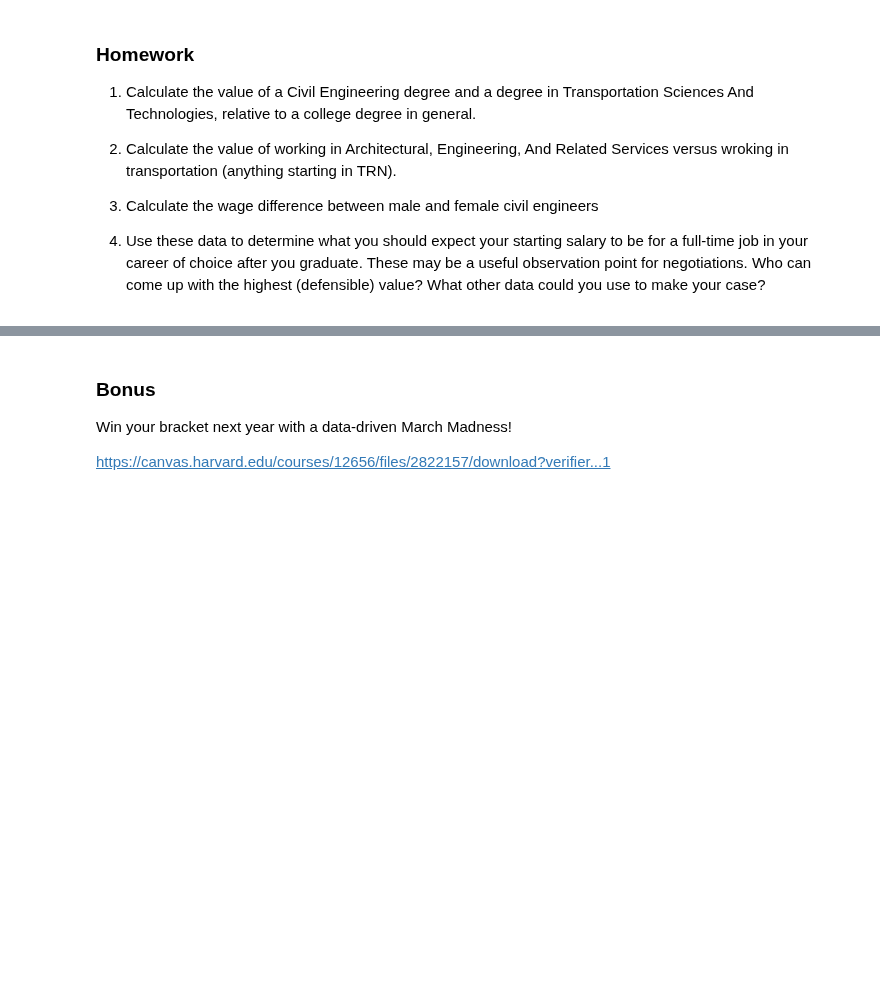
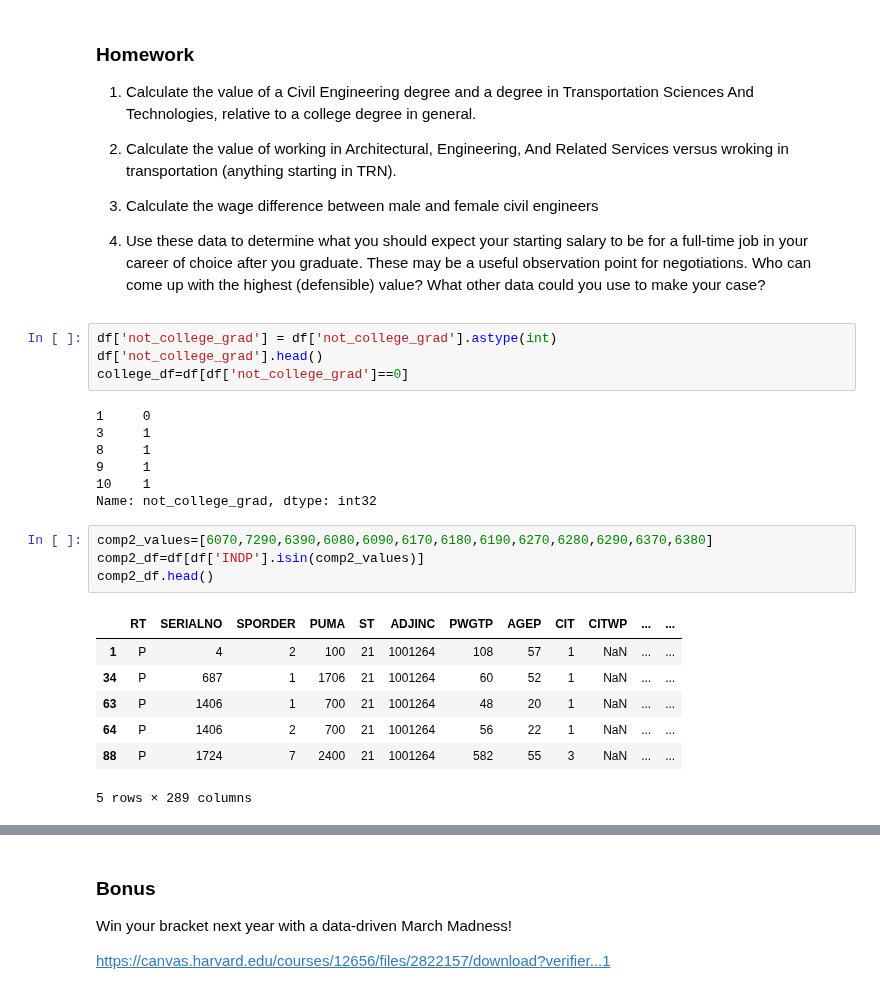
Before and after one commit to uky-transport-data-science/ce599, a Jupyter notebook: 20-Regression 1/Regression 1.ipynb, the cells around one changed output, grey strips where cells are left out. Cells and saved outputs as stored; diff of their text form; blank space fills up the shorter version.

```diff
--- a/20-Regression 1/Regression 1.ipynb
+++ b/20-Regression 1/Regression 1.ipynb
@@ -337,3 +550,26 @@ print(res.summary())
 3. Calculate the wage difference between male and female civil engineers
 
 4. Use these data to determine what you should expect your starting salary to be for a full-time job in your career of choice after you graduate.  These may be a useful observation point for negotiations.  Who can come up with the highest (defensible) value?  What other data could you use to make your case?
+# %%
+df['not_college_grad'] = df['not_college_grad'].astype(int)
+df['not_college_grad'].head()
+college_df=df[df['not_college_grad']==0]
+# %% [output]
+1     0
+3     1
+8     1
+9     1
+10    1
+Name: not_college_grad, dtype: int32
+# %%
+comp2_values=[6070,7290,6390,6080,6090,6170,6180,6190,6270,6280,6290,6370,6380]
+comp2_df=df[df['INDP'].isin(comp2_values)]
+comp2_df.head()
+# %% [output]
+|  | RT | SERIALNO | SPORDER | PUMA | ST | ADJINC | PWGTP | AGEP | CIT | CITWP | ... | ... |
+| 1 | P | 4 | 2 | 100 | 21 | 1001264 | 108 | 57 | 1 | NaN | ... | ... |
+| 34 | P | 687 | 1 | 1706 | 21 | 1001264 | 60 | 52 | 1 | NaN | ... | ... |
+| 63 | P | 1406 | 1 | 700 | 21 | 1001264 | 48 | 20 | 1 | NaN | ... | ... |
+| 64 | P | 1406 | 2 | 700 | 21 | 1001264 | 56 | 22 | 1 | NaN | ... | ... |
+| 88 | P | 1724 | 7 | 2400 | 21 | 1001264 | 582 | 55 | 3 | NaN | ... | ... |
+5 rows × 289 columns
```
Also changed, not shown: parts of 23 cells of this notebook.
